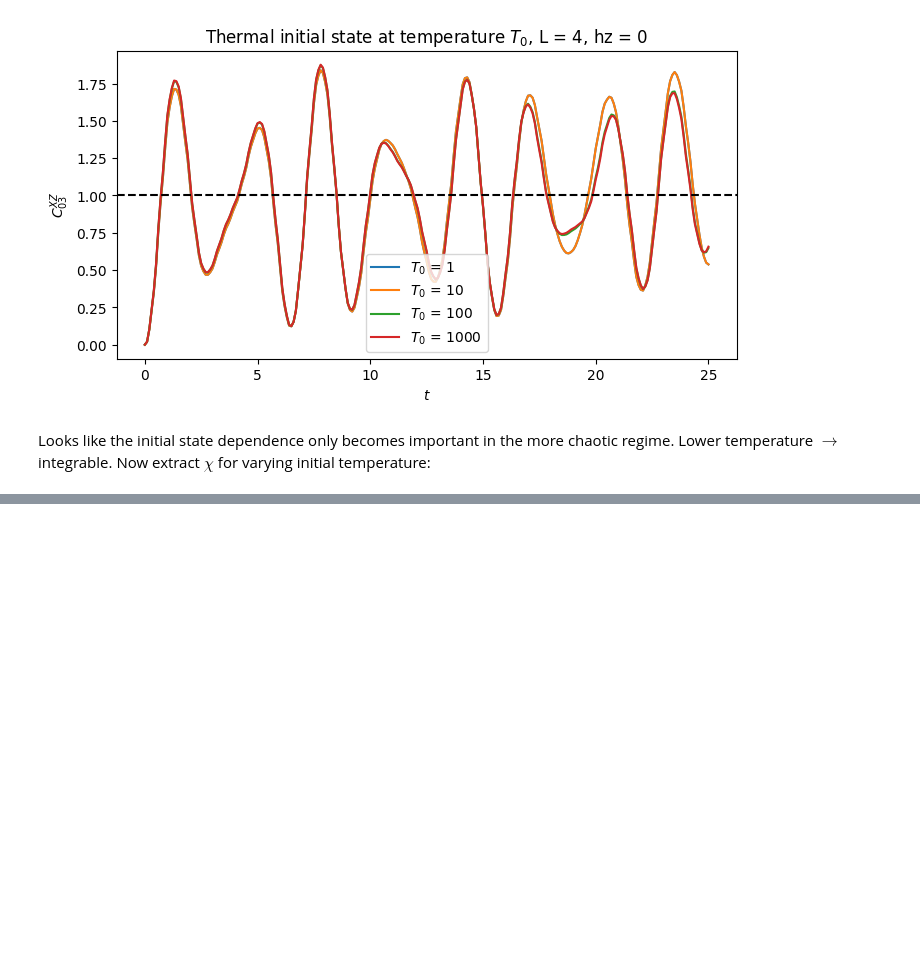
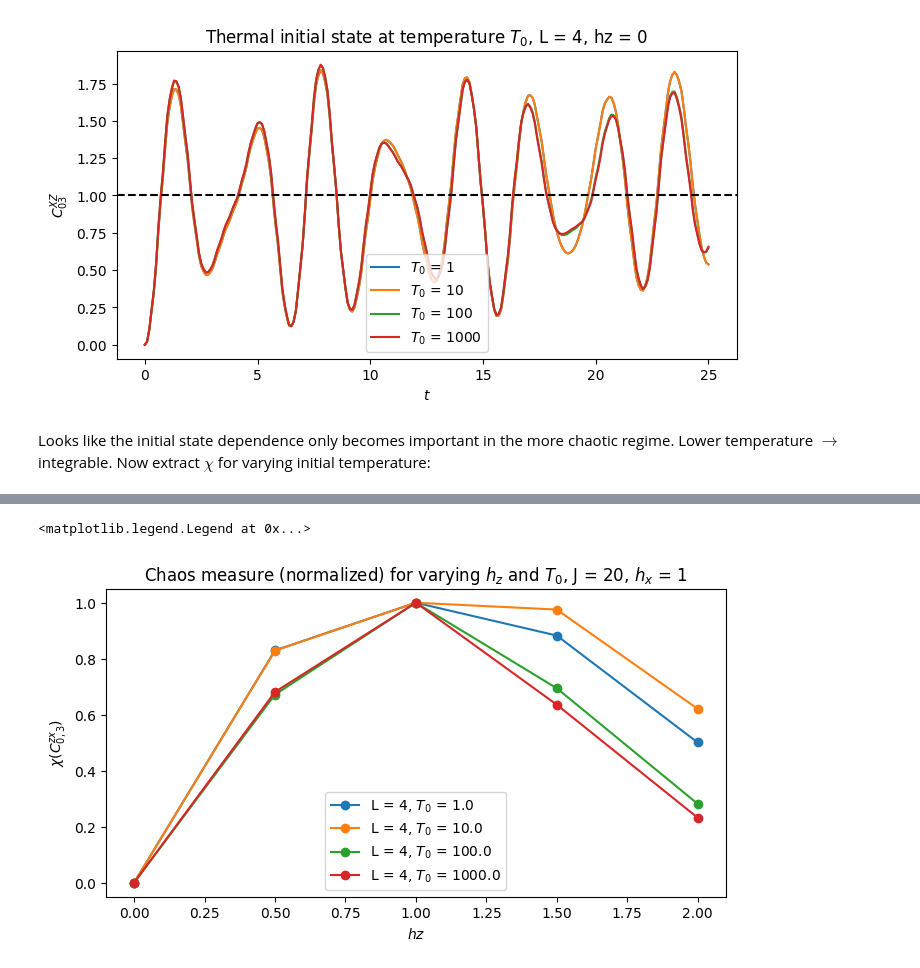
Before and after one commit to Kenji-Maeda/chaos, a Jupyter notebook: demo.ipynb, the cells around one changed output, grey strips where cells are left out. Drawn from its saved outputs; the diff is of its cells as text; code cells hidden in the pictures; blank space fills up the shorter version.

```diff
--- a/demo.ipynb
+++ b/demo.ipynb
@@ -109,0 +113,14 @@ plt.show()
+# %%
+# Integrable limit: 𝜒 -> 0; Chaos limit: 𝜒 -> 1
+plt.figure(figsize=(8,4))
+for l, temp in enumerate(templist):
+    std_inv = 1/stdlist[l]
+    chilist = (std_inv - np.min(std_inv))/(np.max(std_inv)-np.min(std_inv))
+    plt.plot(hzlist,chilist, "-o", label = rf'L = {otoc.mfim.L}, $T_0$ = {temp}')
+plt.xlabel('$hz$')
+plt.ylabel('$\chi(C^{zx}_{0,3}) $')
+plt.title(rf"Chaos measure (normalized) for varying $h_z$ and $T_0$, J = {otoc.mfim.J}, $h_x$ = {otoc.mfim.hx}")
+plt.legend()
+# %% [output]
+<matplotlib.legend.Legend at 0x...>
+[figure, added]
```
Also changed, not shown: parts of 4 cells of this notebook.
